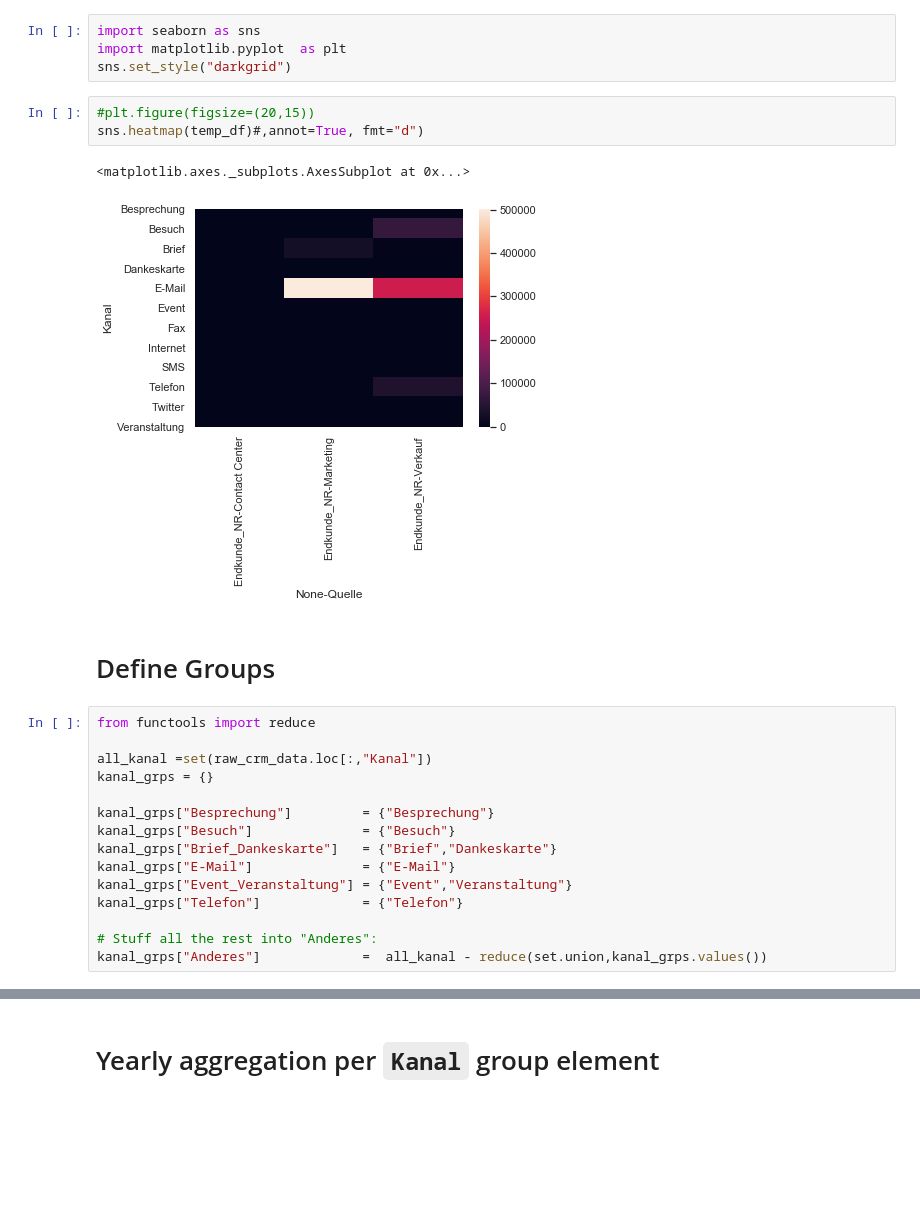
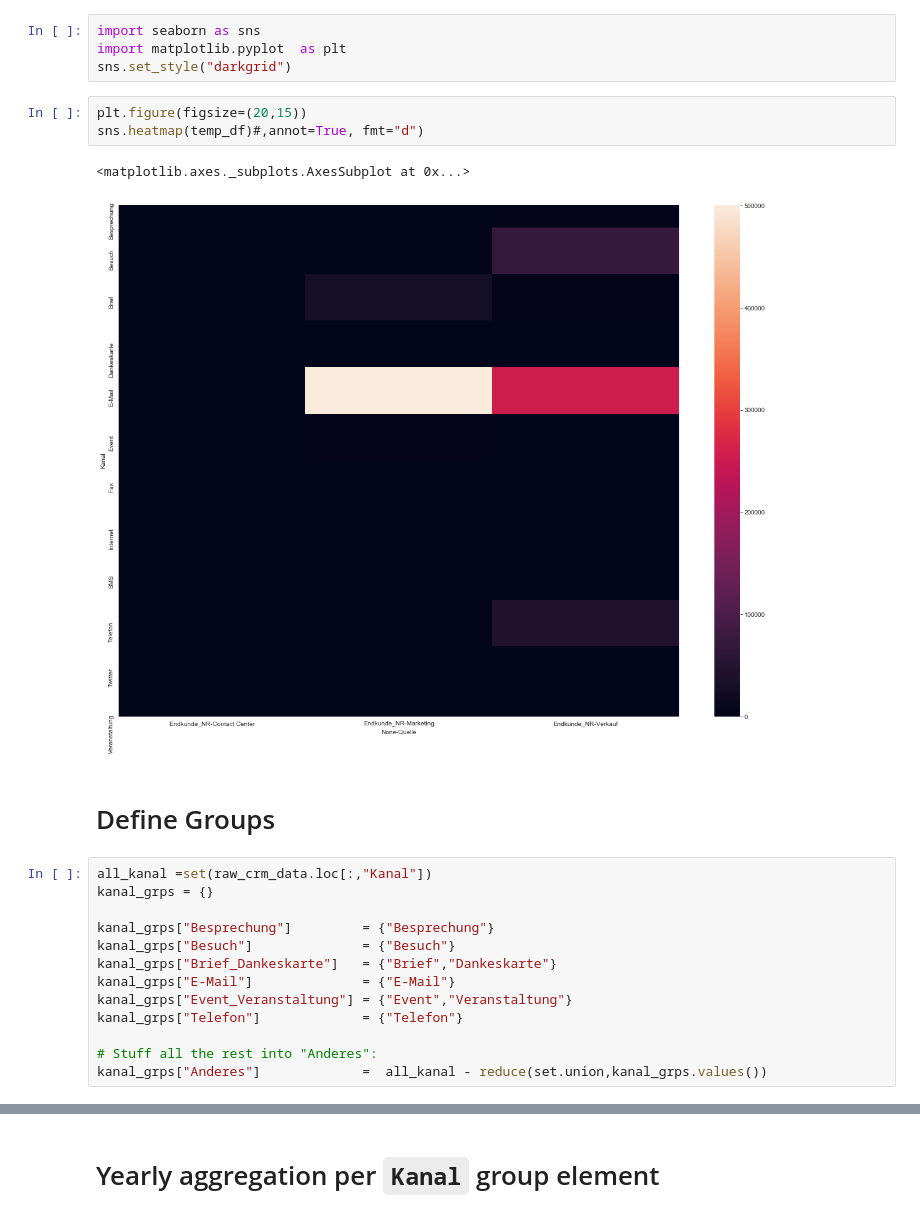
Before and after one commit to apgsga-stc/PredictiveAnalyticsPython, a Jupyter notebook: vkprog_analyse/vkprog_crm_prep.ipynb, the cells around one changed output, grey strips where cells are left out. Drawn from its saved outputs; the diff is of its cells as text; blank space fills up the shorter version.

```diff
--- a/vkprog_analyse/vkprog_crm_prep.ipynb
+++ b/vkprog_analyse/vkprog_crm_prep.ipynb
@@ -103,16 +104,14 @@ import seaborn as sns
 import matplotlib.pyplot  as plt
 sns.set_style("darkgrid")
 # %%
-#plt.figure(figsize=(20,15))
+plt.figure(figsize=(20,15))
 sns.heatmap(temp_df)#,annot=True, fmt="d")
 # %% [output]
 <matplotlib.axes._subplots.AxesSubplot at 0x...>
-[figure, old version]
+[figure, new version]
 # %% [markdown]
 # Define Groups
 # %%
-from functools import reduce
-
 all_kanal =set(raw_crm_data.loc[:,"Kanal"])
 kanal_grps = {}
 
```
Also changed, not shown: parts of 9 cells of this notebook, 1 other file.
